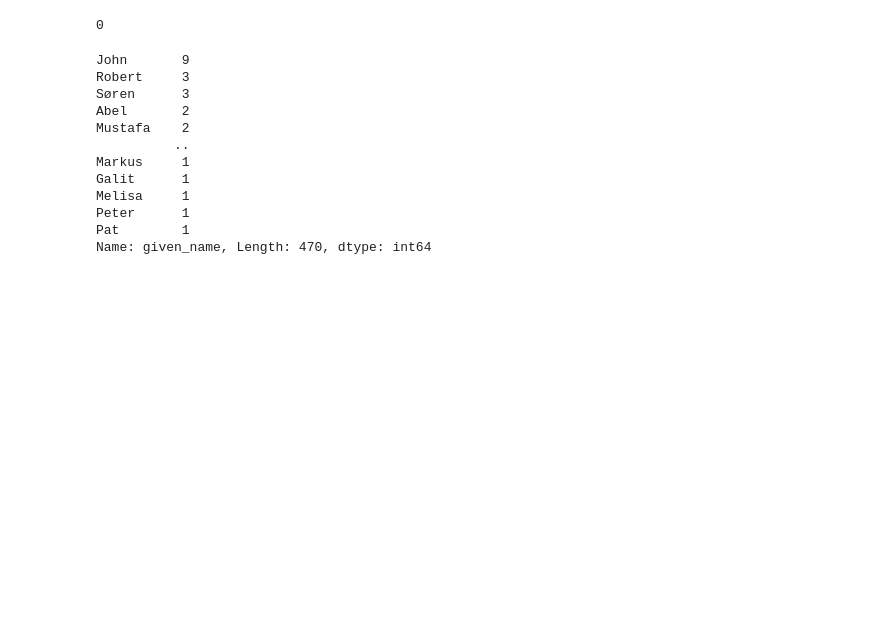
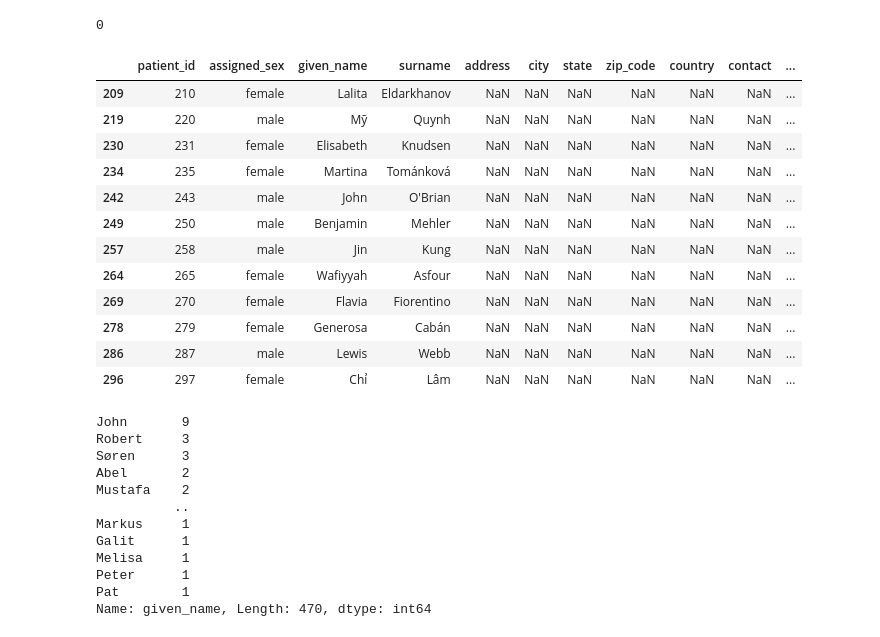
Before and after one commit to Bankrid/Auralin-Data-Analysis, a Jupyter notebook: Auralin.ipynb, the cells around one changed output. Drawn from its saved outputs; the diff is of its cells as text; code cells hidden in the pictures; blank space fills up the shorter version.

```diff
--- a/Auralin.ipynb
+++ b/Auralin.ipynb
@@ -99,6 +99,22 @@ patient_df.head()
 patient_df.duplicated().sum()
 # %% [output]
 0
+# %%
+patient_df[patient_df.address.isnull()]
+# %% [output]
+|  | patient_id | assigned_sex | given_name | surname | address | city | state | zip_code | country | contact | ... |
+| 209 | 210 | female | Lalita | Eldarkhanov | NaN | NaN | NaN | NaN | NaN | NaN | ... |
+| 219 | 220 | male | Mỹ | Quynh | NaN | NaN | NaN | NaN | NaN | NaN | ... |
+| 230 | 231 | female | Elisabeth | Knudsen | NaN | NaN | NaN | NaN | NaN | NaN | ... |
+| 234 | 235 | female | Martina | Tománková | NaN | NaN | NaN | NaN | NaN | NaN | ... |
+| 242 | 243 | male | John | O'Brian | NaN | NaN | NaN | NaN | NaN | NaN | ... |
+| 249 | 250 | male | Benjamin | Mehler | NaN | NaN | NaN | NaN | NaN | NaN | ... |
+| 257 | 258 | male | Jin | Kung | NaN | NaN | NaN | NaN | NaN | NaN | ... |
+| 264 | 265 | female | Wafiyyah | Asfour | NaN | NaN | NaN | NaN | NaN | NaN | ... |
+| 269 | 270 | female | Flavia | Fiorentino | NaN | NaN | NaN | NaN | NaN | NaN | ... |
+| 278 | 279 | female | Generosa | Cabán | NaN | NaN | NaN | NaN | NaN | NaN | ... |
+| 286 | 287 | male | Lewis | Webb | NaN | NaN | NaN | NaN | NaN | NaN | ... |
+| 296 | 297 | female | Chỉ | Lâm | NaN | NaN | NaN | NaN | NaN | NaN | ... |
 # %%
 patient_df.given_name.value_counts()
 # %% [output]
```
Also changed, not shown: parts of 46 cells of this notebook, 1 other file.
